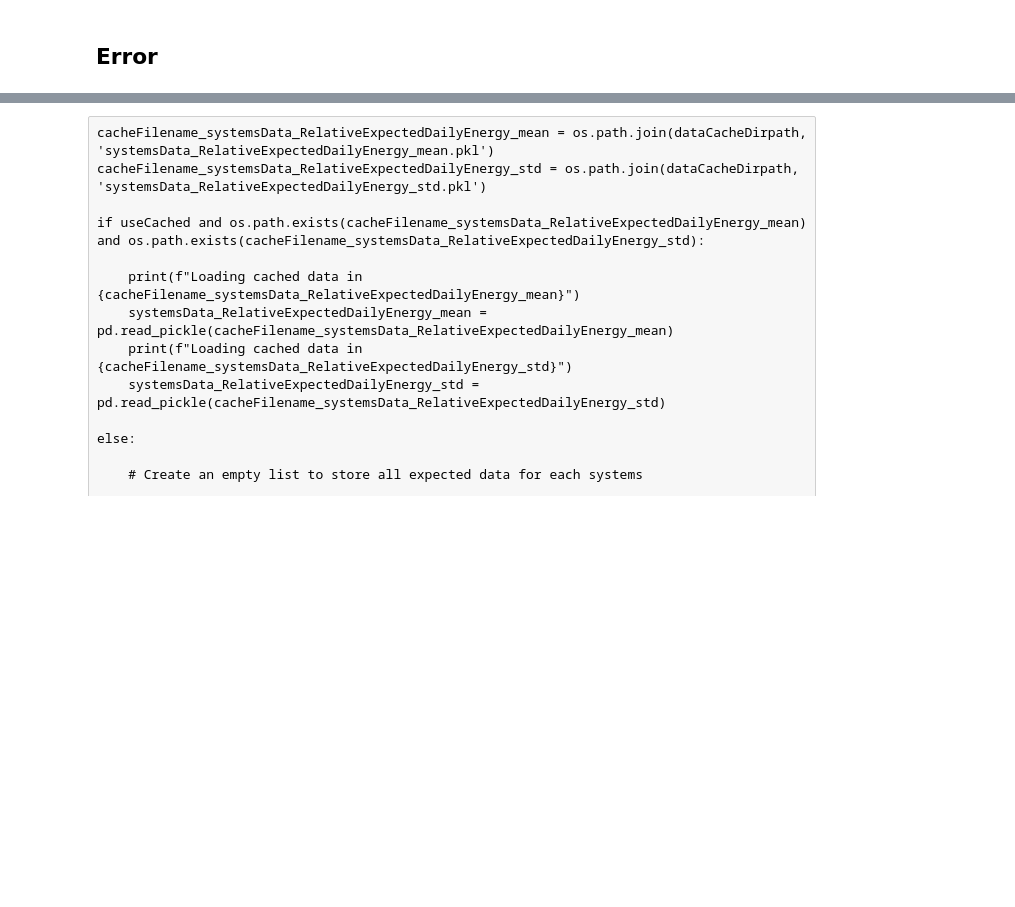
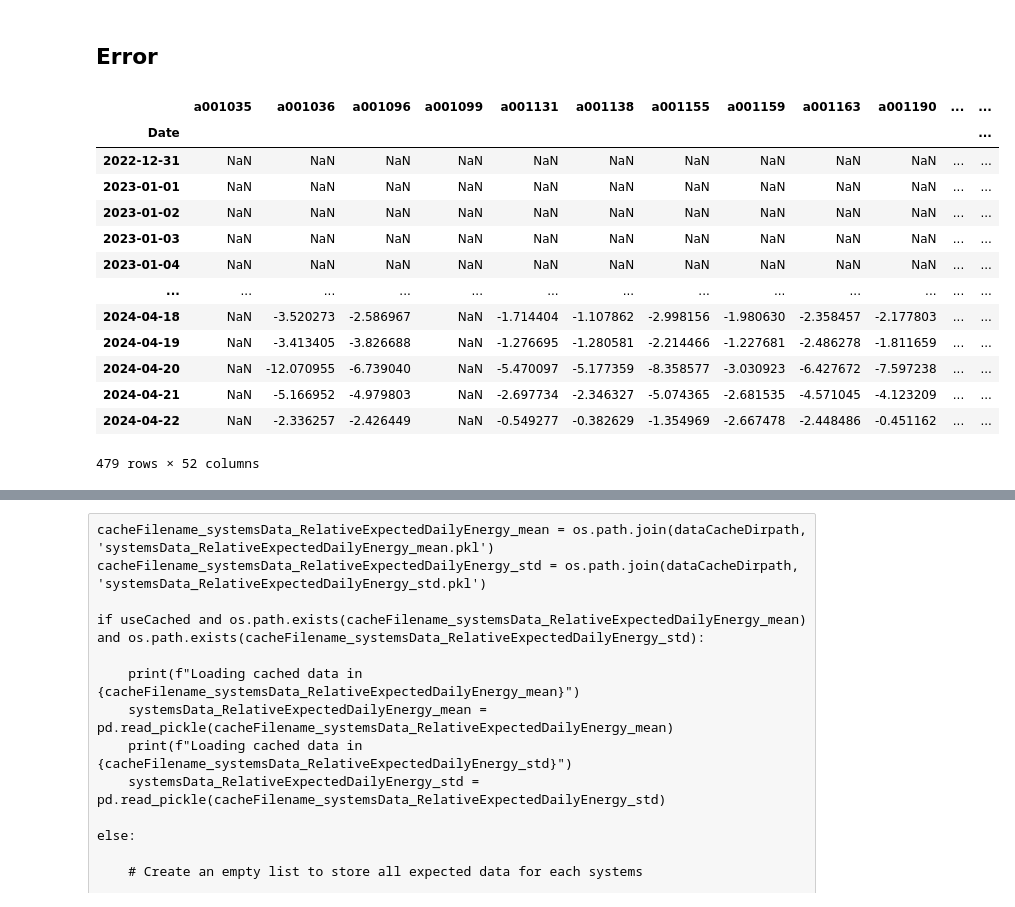
Before and after one commit to maximecharriere/TM_PV_ADC, a Jupyter notebook: 00_Scripts/SolarClique_implementation.ipynb, the cells around one changed output, grey strips where cells are left out. Drawn from its saved outputs; the diff is of its cells as text; code cells hidden in the pictures; blank space fills up the shorter version.

```diff
--- a/00_Scripts/SolarClique_implementation.ipynb
+++ b/00_Scripts/SolarClique_implementation.ipynb
@@ -1357,2 +1446,19 @@ plt.show()
 # %% [markdown]
 ## Error
+# %%
+systemsData_RelativeExpectedDailyEnergy_val_mean-systemsData_RelativeMeasuredDailyEnergy_val/np.maximum(np.abs(systemsData_RelativeExpectedDailyEnergy_val_std), 0.01)
+# %% [output]
+|  | a001035 | a001036 | a001096 | a001099 | a001131 | a001138 | a001155 | a001159 | a001163 | a001190 | ... | ... |
+| Date |  |  |  |  |  |  |  |  |  |  |  | ... |
+| 2022-12-31 | NaN | NaN | NaN | NaN | NaN | NaN | NaN | NaN | NaN | NaN | ... | ... |
+| 2023-01-01 | NaN | NaN | NaN | NaN | NaN | NaN | NaN | NaN | NaN | NaN | ... | ... |
+| 2023-01-02 | NaN | NaN | NaN | NaN | NaN | NaN | NaN | NaN | NaN | NaN | ... | ... |
+| 2023-01-03 | NaN | NaN | NaN | NaN | NaN | NaN | NaN | NaN | NaN | NaN | ... | ... |
+| 2023-01-04 | NaN | NaN | NaN | NaN | NaN | NaN | NaN | NaN | NaN | NaN | ... | ... |
+| ... | ... | ... | ... | ... | ... | ... | ... | ... | ... | ... | ... | ... |
+| 2024-04-18 | NaN | -3.520273 | -2.586967 | NaN | -1.714404 | -1.107862 | -2.998156 | -1.980630 | -2.358457 | -2.177803 | ... | ... |
+| 2024-04-19 | NaN | -3.413405 | -3.826688 | NaN | -1.276695 | -1.280581 | -2.214466 | -1.227681 | -2.486278 | -1.811659 | ... | ... |
+| 2024-04-20 | NaN | -12.070955 | -6.739040 | NaN | -5.470097 | -5.177359 | -8.358577 | -3.030923 | -6.427672 | -7.597238 | ... | ... |
+| 2024-04-21 | NaN | -5.166952 | -4.979803 | NaN | -2.697734 | -2.346327 | -5.074365 | -2.681535 | -4.571045 | -4.123209 | ... | ... |
+| 2024-04-22 | NaN | -2.336257 | -2.426449 | NaN | -0.549277 | -0.382629 | -1.354969 | -2.667478 | -2.448486 | -0.451162 | ... | ... |
+479 rows × 52 columns
```
Also changed, not shown: parts of 21 cells of this notebook.
